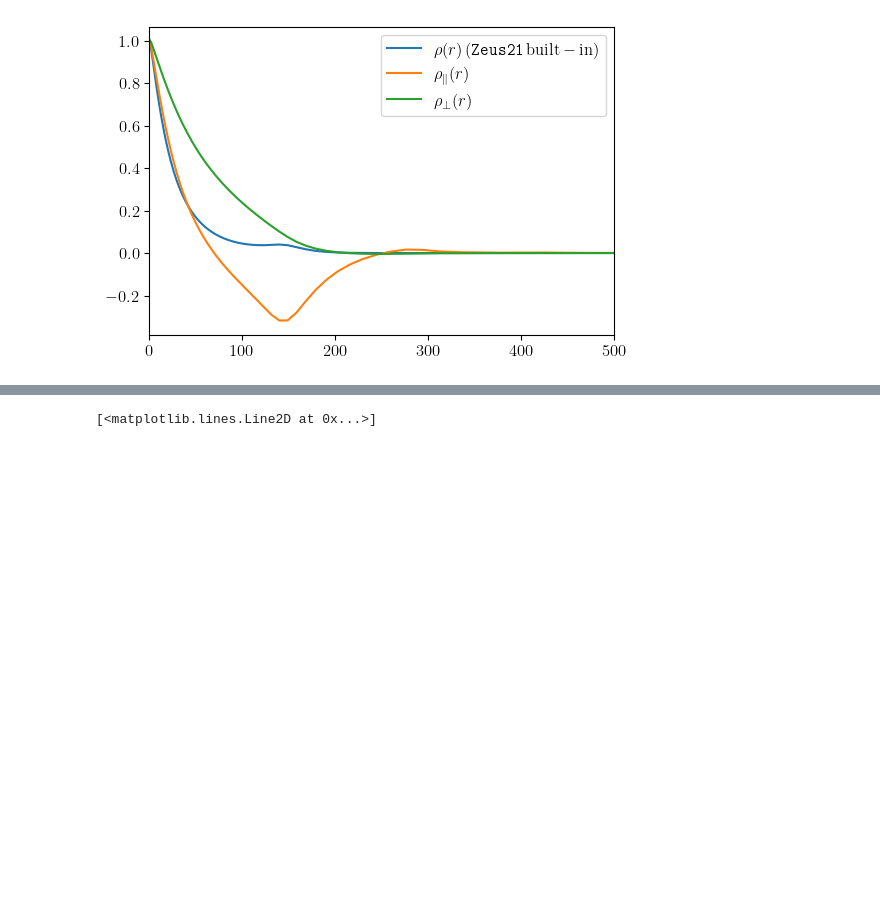
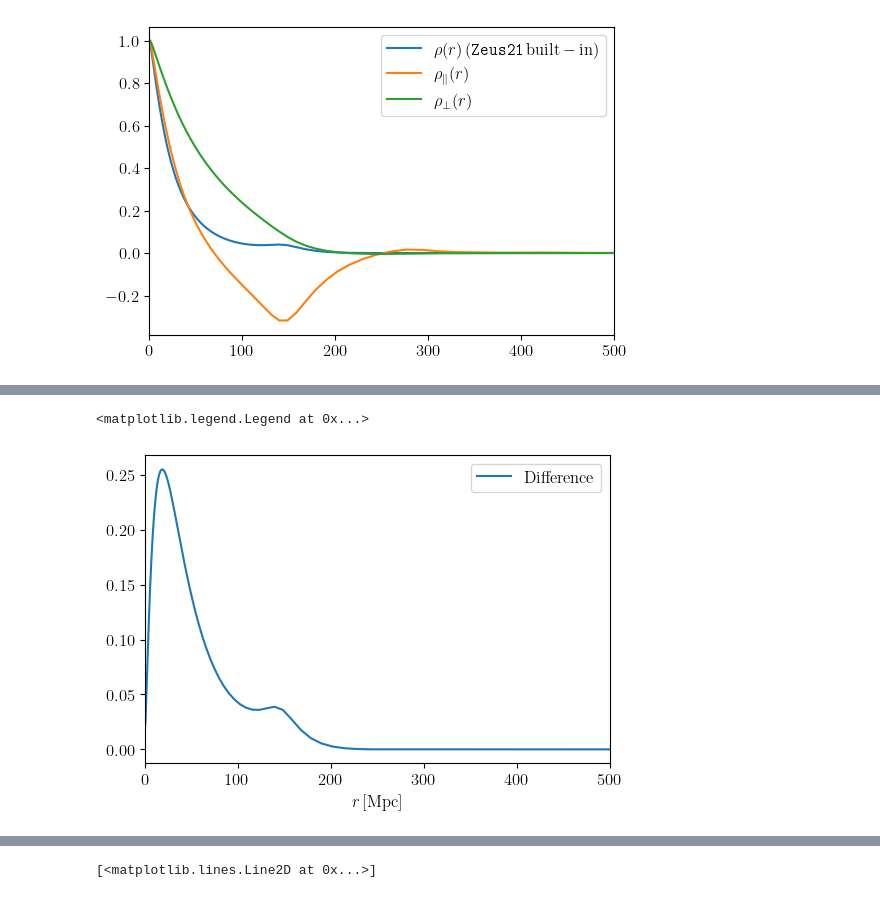
Before and after one commit to ryanyrzh/Zeus21, a Jupyter notebook: aniso_tests/xi_eta_aniso.ipynb, the cells around one changed output, grey strips where cells are left out. Cells and saved outputs as stored; diff of their text form; code cells hidden in the pictures; blank space fills up the shorter version.

```diff
--- a/aniso_tests/xi_eta_aniso.ipynb
+++ b/aniso_tests/xi_eta_aniso.ipynb
@@ -55,3 +56,12 @@ ax.legend()
+# %%
+fig, ax = plt.subplots(1, 1, figsize=(6,4))
+ax.plot(rlist, weighted_avg-rho**2, label='Difference')
+ax.set_xlim(0, 500)
+ax.set_xlabel(r'$r\,[\mathrm{Mpc}]$')
+ax.legend()
+# %% [output]
+<matplotlib.legend.Legend at 0x...>
+[figure, added]
 # %%
 xi_RR_CF = CorrFClass.xi_RR_CF
 fig, ax = plt.subplots(1, 1, figsize=(6,4))
```
Also changed, not shown: parts of 2 cells of this notebook.
